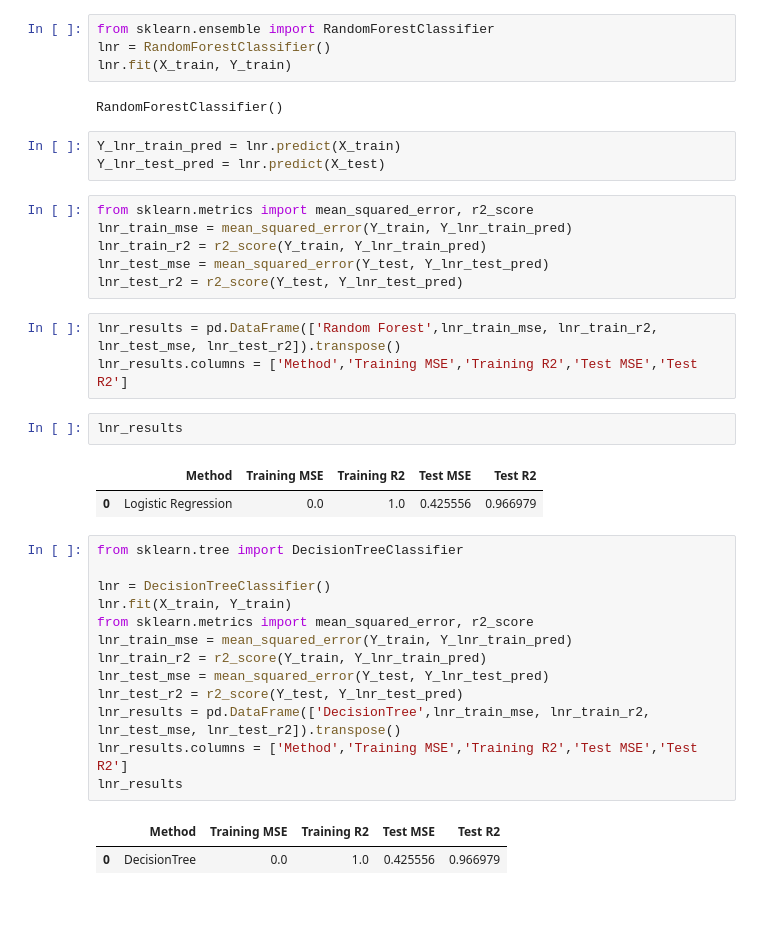
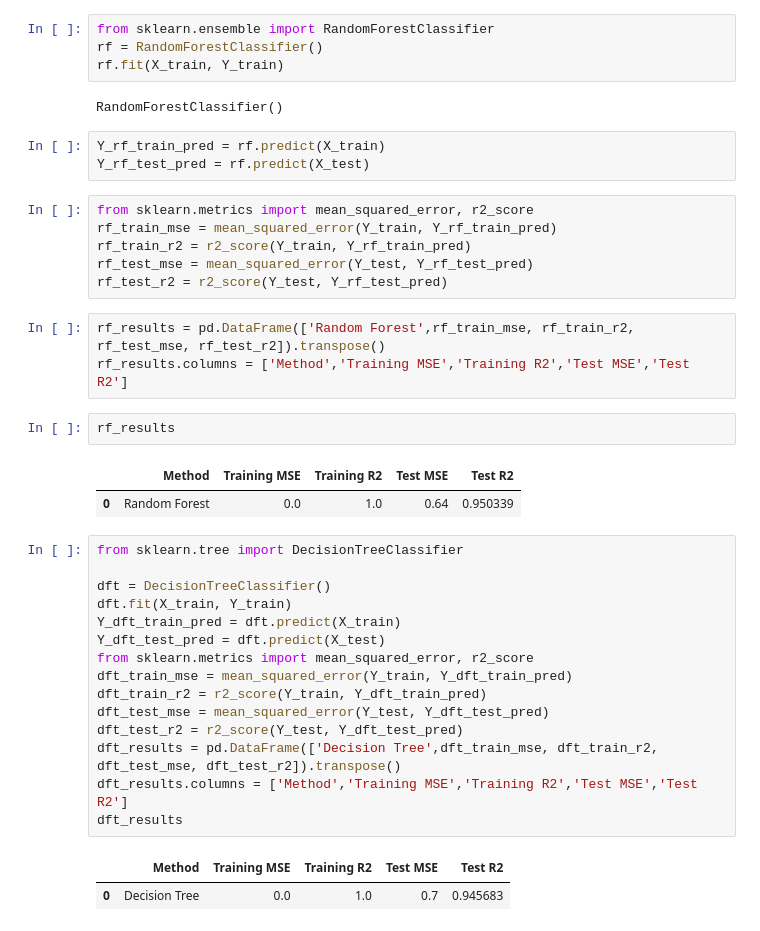
Before and after one commit to thecodebloodedguy/career-guidance-ml-model, a Jupyter notebook: Re_modelled_general.ipynb, the cells around one changed output. Cells and saved outputs as stored; diff of their text form.

Commit message:
Generalised Data Analysis

```diff
--- a/Re_modelled_general.ipynb
+++ b/Re_modelled_general.ipynb
@@ -130,40 +130,42 @@ lnr_results
 | 0 | Logistic Regression | 7.664351 | 0.364195 | 7.414444 | 0.424672 |
 # %%
 from sklearn.ensemble import RandomForestClassifier
-lnr = RandomForestClassifier()
-lnr.fit(X_train, Y_train)
+rf = RandomForestClassifier()
+rf.fit(X_train, Y_train)
 # %% [output]
 RandomForestClassifier()
 # %%
-Y_lnr_train_pred = lnr.predict(X_train)
-Y_lnr_test_pred = lnr.predict(X_test)
+Y_rf_train_pred = rf.predict(X_train)
+Y_rf_test_pred = rf.predict(X_test)
 # %%
 from sklearn.metrics import mean_squared_error, r2_score
-lnr_train_mse = mean_squared_error(Y_train, Y_lnr_train_pred)
-lnr_train_r2 = r2_score(Y_train, Y_lnr_train_pred)
-lnr_test_mse = mean_squared_error(Y_test, Y_lnr_test_pred)
-lnr_test_r2 = r2_score(Y_test, Y_lnr_test_pred)
+rf_train_mse = mean_squared_error(Y_train, Y_rf_train_pred)
+rf_train_r2 = r2_score(Y_train, Y_rf_train_pred)
+rf_test_mse = mean_squared_error(Y_test, Y_rf_test_pred)
+rf_test_r2 = r2_score(Y_test, Y_rf_test_pred)
 # %%
-lnr_results = pd.DataFrame(['Random Forest',lnr_train_mse, lnr_train_r2, lnr_test_mse, lnr_test_r2]).transpose()
-lnr_results.columns = ['Method','Training MSE','Training R2','Test MSE','Test R2']
+rf_results = pd.DataFrame(['Random Forest',rf_train_mse, rf_train_r2, rf_test_mse, rf_test_r2]).transpose()
+rf_results.columns = ['Method','Training MSE','Training R2','Test MSE','Test R2']
-# %%
-lnr_results
-# %% [output]
-|  | Method | Training MSE | Training R2 | Test MSE | Test R2 |
-| 0 | Logistic Regression | 0.0 | 1.0 | 0.425556 | 0.966979 |
+# %%
+rf_results
+# %% [output]
+|  | Method | Training MSE | Training R2 | Test MSE | Test R2 |
+| 0 | Random Forest | 0.0 | 1.0 | 0.64 | 0.950339 |
 # %%
 from sklearn.tree import DecisionTreeClassifier
 
-lnr = DecisionTreeClassifier()
-lnr.fit(X_train, Y_train)
+dft = DecisionTreeClassifier()
+dft.fit(X_train, Y_train)
+Y_dft_train_pred = dft.predict(X_train)
+Y_dft_test_pred = dft.predict(X_test)
 from sklearn.metrics import mean_squared_error, r2_score
-lnr_train_mse = mean_squared_error(Y_train, Y_lnr_train_pred)
-lnr_train_r2 = r2_score(Y_train, Y_lnr_train_pred)
-lnr_test_mse = mean_squared_error(Y_test, Y_lnr_test_pred)
-lnr_test_r2 = r2_score(Y_test, Y_lnr_test_pred)
-lnr_results = pd.DataFrame(['DecisionTree',lnr_train_mse, lnr_train_r2, lnr_test_mse, lnr_test_r2]).transpose()
-lnr_results.columns = ['Method','Training MSE','Training R2','Test MSE','Test R2']
-lnr_results
+dft_train_mse = mean_squared_error(Y_train, Y_dft_train_pred)
+dft_train_r2 = r2_score(Y_train, Y_dft_train_pred)
+dft_test_mse = mean_squared_error(Y_test, Y_dft_test_pred)
+dft_test_r2 = r2_score(Y_test, Y_dft_test_pred)
+dft_results = pd.DataFrame(['Decision Tree',dft_train_mse, dft_train_r2, dft_test_mse, dft_test_r2]).transpose()
+dft_results.columns = ['Method','Training MSE','Training R2','Test MSE','Test R2']
+dft_results
 # %% [output]
 |  | Method | Training MSE | Training R2 | Test MSE | Test R2 |
-| 0 | DecisionTree | 0.0 | 1.0 | 0.425556 | 0.966979 |
+| 0 | Decision Tree | 0.0 | 1.0 | 0.7 | 0.945683 |
```
Also changed, not shown: parts of 1 cell of this notebook.
